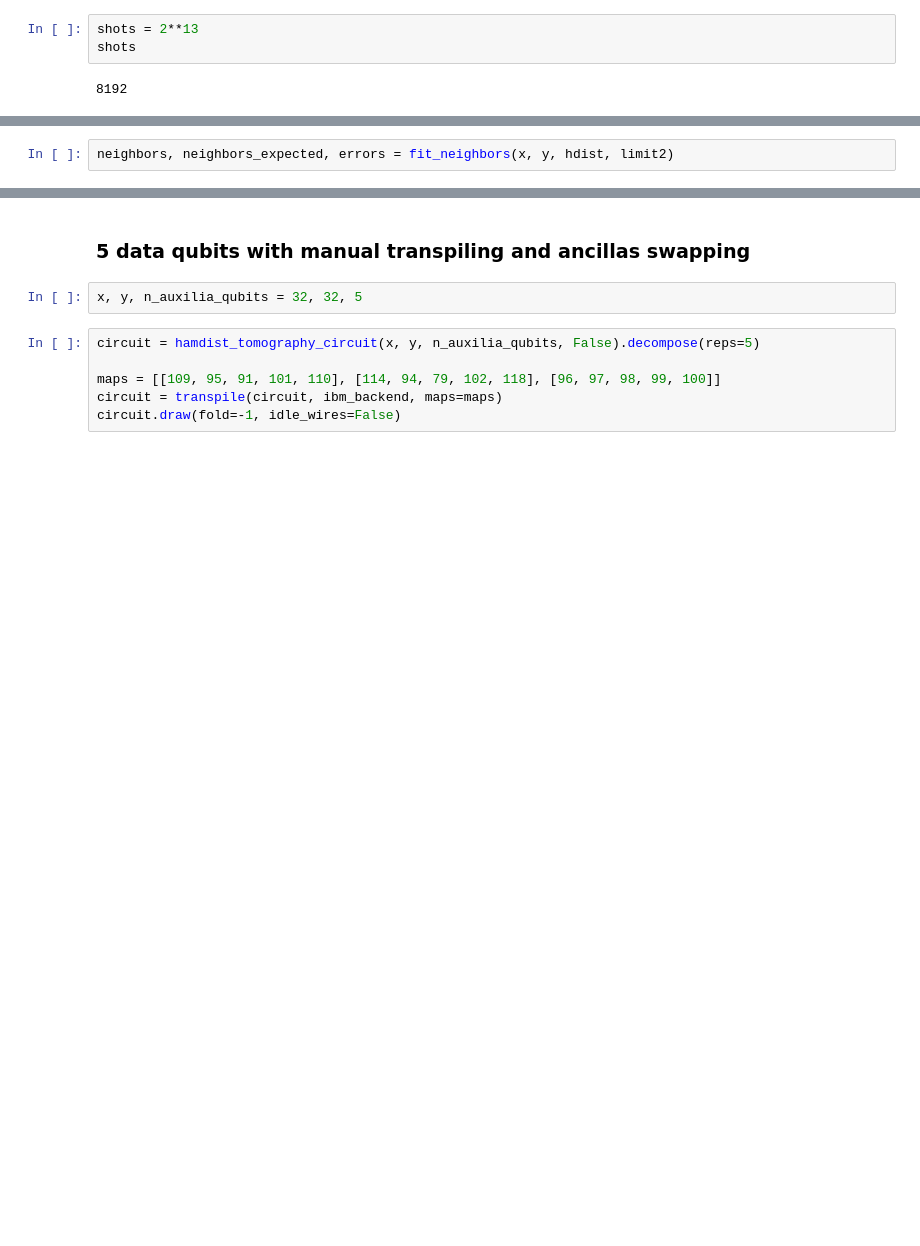
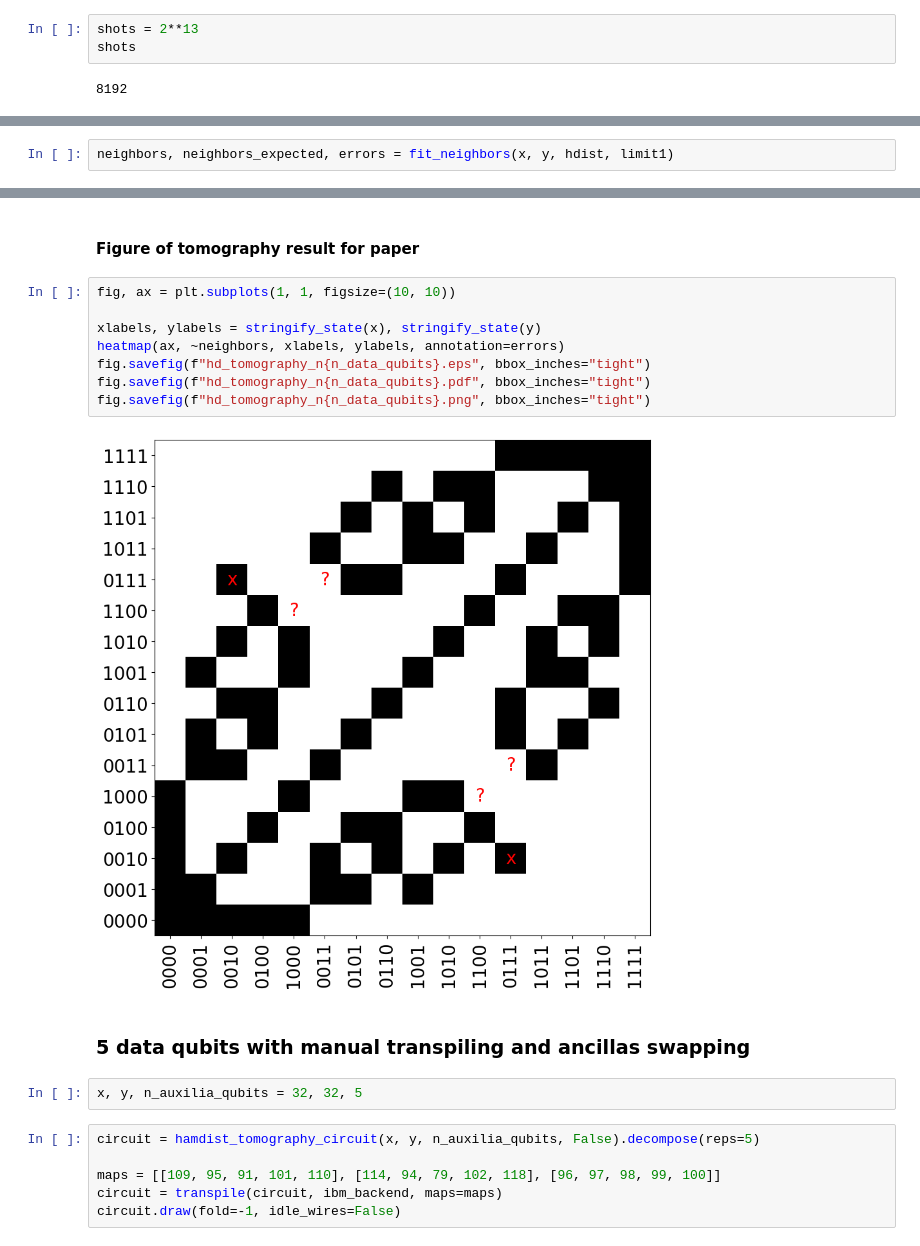
Before and after one commit to kephircheek/Hybrid-quantum-classical-unsupervised-data-clustering-based-on-the-self-organizing-feature-map, a Jupyter notebook: notebooks/hd_tomography.ipynb, the cells around one changed output, grey strips where cells are left out. Cells and saved outputs as stored; diff of their text form; blank space fills up the shorter version.

```diff
--- a/notebooks/hd_tomography.ipynb
+++ b/notebooks/hd_tomography.ipynb
@@ -1307,5 +1303,5 @@ limit2, error2 = fit_limit(x, y, hdist, 2, full=False, a_tol=1e-2, ax=ax)
 # %%
-neighbors, neighbors_expected, errors = fit_neighbors(x, y, hdist, limit2)
+neighbors, neighbors_expected, errors = fit_neighbors(x, y, hdist, limit1)
 # %%
 fig, axes = plt.subplots(1, 2, figsize=(24, 12))
 
@@ -1319,3 +1315,15 @@ fig.tight_layout()
+# %% [markdown]
+#### Figure of tomography result for paper
+# %%
+fig, ax = plt.subplots(1, 1, figsize=(10, 10))
+
+xlabels, ylabels = stringify_state(x), stringify_state(y)
+heatmap(ax, ~neighbors, xlabels, ylabels, annotation=errors)
+fig.savefig(f"hd_tomography_n{n_data_qubits}.eps", bbox_inches="tight")
+fig.savefig(f"hd_tomography_n{n_data_qubits}.pdf", bbox_inches="tight")
+fig.savefig(f"hd_tomography_n{n_data_qubits}.png", bbox_inches="tight")
+# %% [output]
+[figure, added]
 # %% [markdown]
 ### 5 data qubits with manual transpiling and ancillas swapping
 # %%
```
Also changed, not shown: parts of 10 cells of this notebook.
